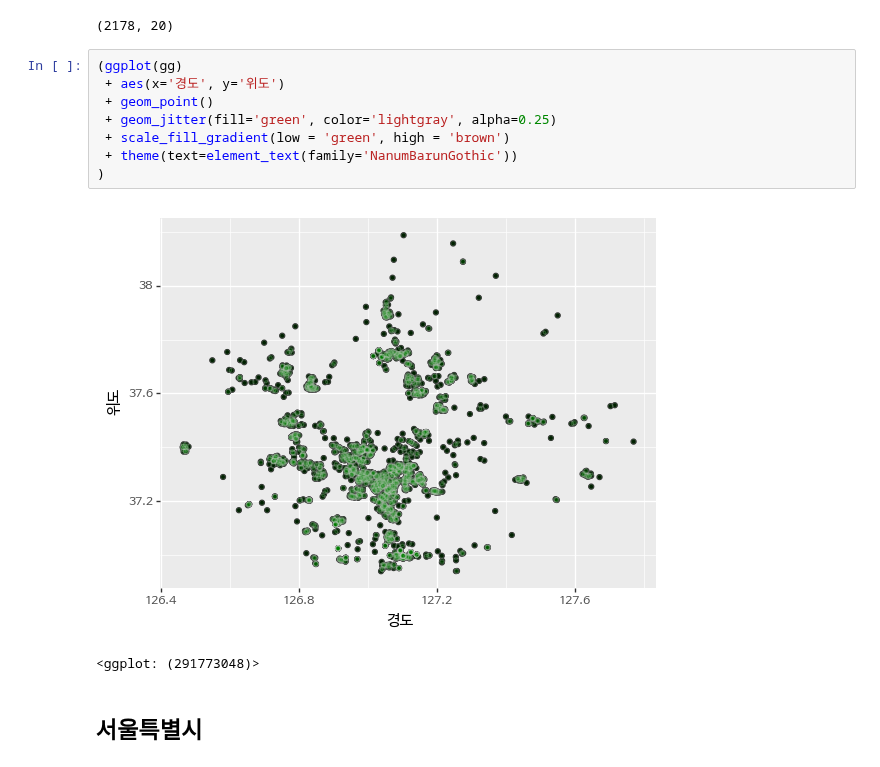
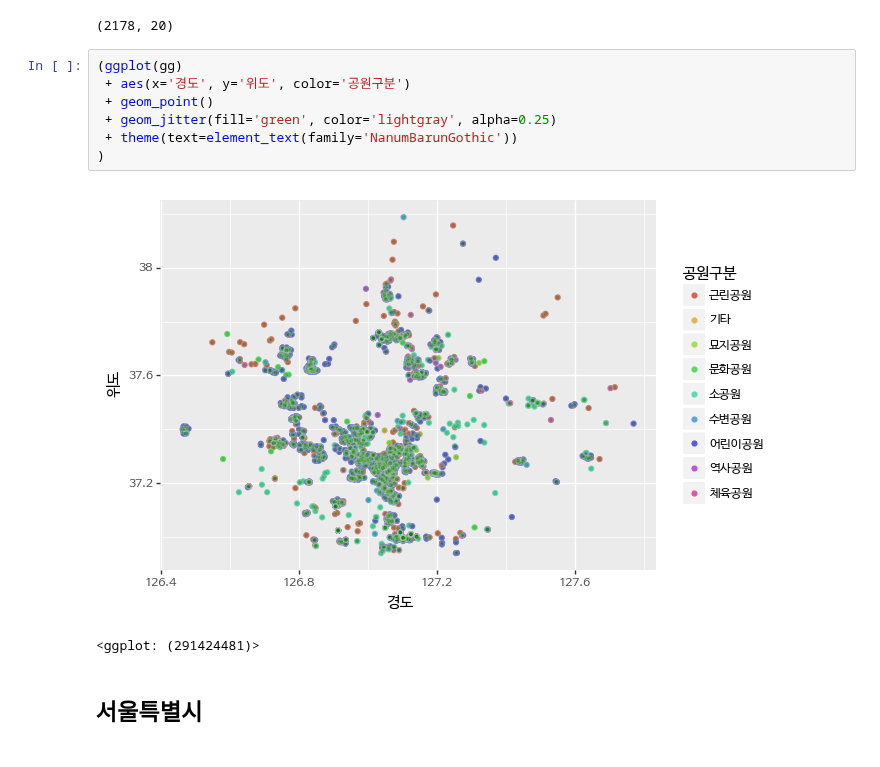
Before and after one commit to corazzon/OpenDataWrangling, a Jupyter notebook: park.ipynb, the cells around one changed output. Drawn from its saved outputs; the diff is of its cells as text.

```diff
--- a/park.ipynb
+++ b/park.ipynb
@@ -132,15 +169,14 @@ gg.shape
 (2178, 20)
 # %%
 (ggplot(gg)
- + aes(x='경도', y='위도')
+ + aes(x='경도', y='위도', color='공원구분')
  + geom_point()
  + geom_jitter(fill='green', color='lightgray', alpha=0.25)
- + scale_fill_gradient(low = 'green', high = 'brown')
  + theme(text=element_text(family='NanumBarunGothic'))
 )
 # %% [output]
-[figure, old version]
+[figure, new version]
-<ggplot: (291773048)>
+<ggplot: (291424481)>
 # %% [markdown]
 ## 서울특별시
 # %%
```
Also changed, not shown: parts of 16 cells of this notebook.
